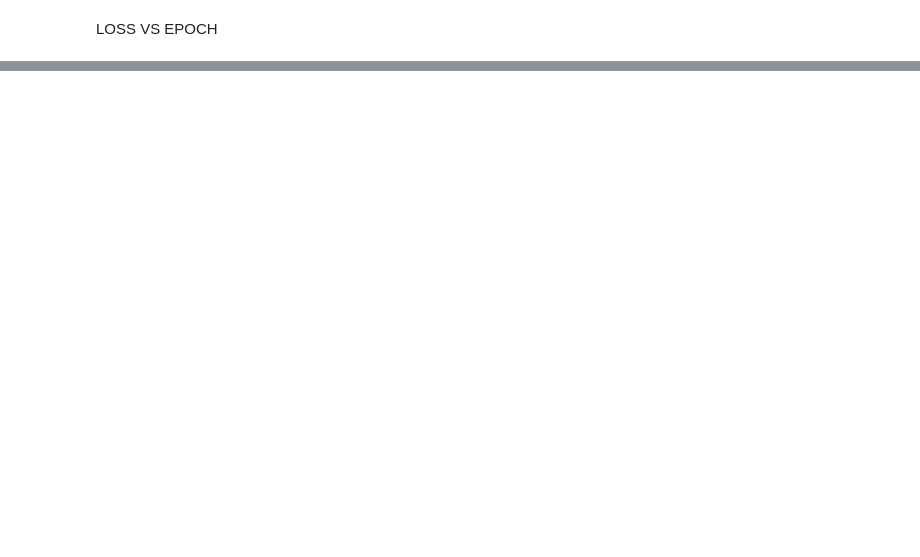
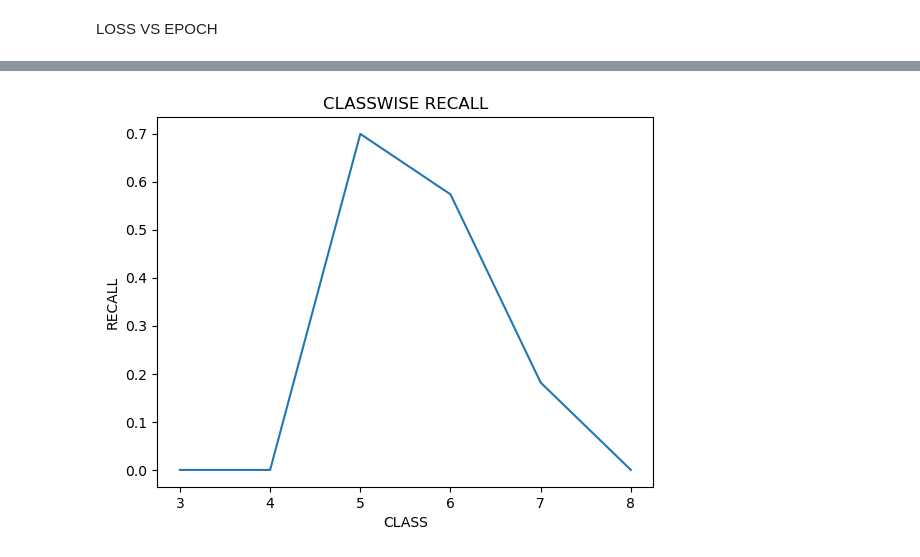
Before and after one commit to PARANTAPMISHRA/DATABYTE_INDUCTION_TASKS, a Jupyter notebook: databyte-ann.ipynb, the cells around one changed output, grey strips where cells are left out. Saved outputs shown, nothing was run; the diff lists cells and outputs as text; code cells hidden in the pictures; blank space fills up the shorter version.

```diff
--- a/databyte-ann.ipynb
+++ b/databyte-ann.ipynb
@@ -100,0 +169,9 @@ plt.show()
+# %%
+f,ax=plt.subplots(1)
+ax.plot([3,4,5,6,7,8],np.array(list(R)))
+plt.title('CLASSWISE RECALL')
+plt.xlabel('CLASS')
+plt.ylabel('RECALL')
+plt.show()
+# %% [output]
+[figure, added]
```
Also changed, not shown: parts of 11 cells of this notebook.
